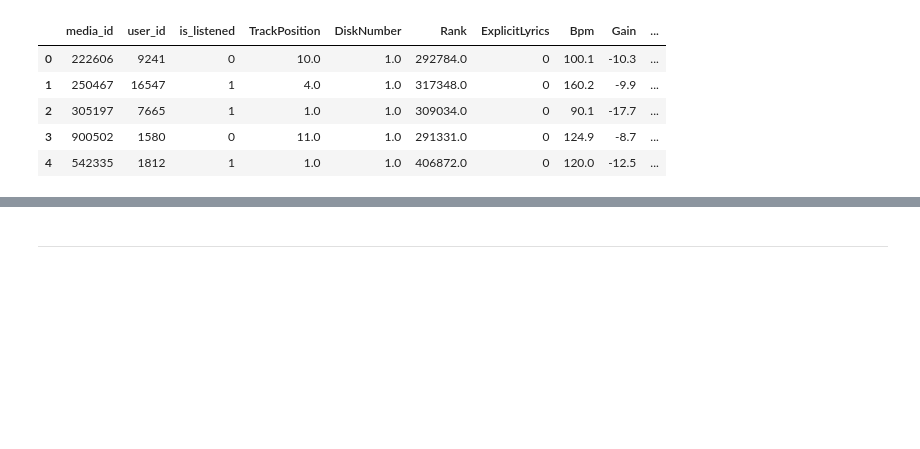
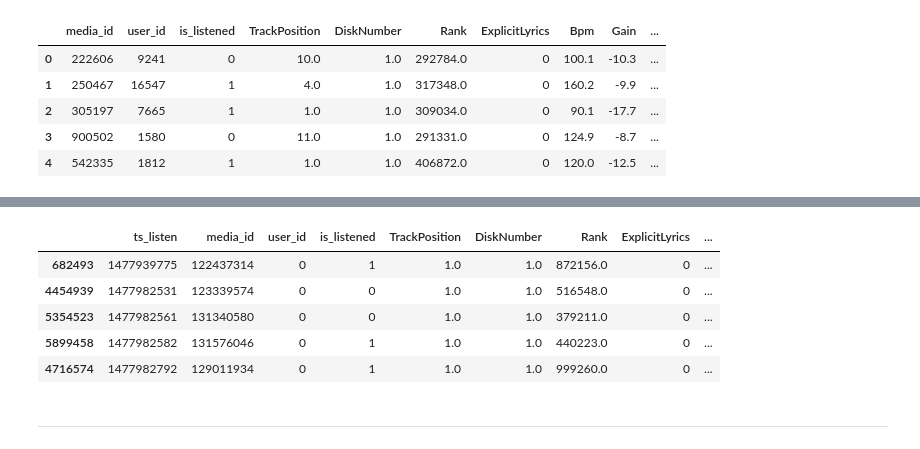
Before and after one commit to tsdaemon/mscs-competition2, a Jupyter notebook: AS_feature_track_API_data.ipynb, the cells around one changed output, grey strips where cells are left out. Saved outputs shown, nothing was run; the diff lists cells and outputs as text; code cells hidden in the pictures; blank space fills up the shorter version.

```diff
--- a/AS_feature_track_API_data.ipynb
+++ b/AS_feature_track_API_data.ipynb
@@ -200,0 +205,12 @@ test_dt.to_csv(path_to_api_track_data_test, encoding='utf-8', index=False)
+# %%
+import pandas as pd
+
+path_to_train = './data/train.csv'
+path_to_test = './data/test.csv'
+
+train = pd.read_csv(path_to_train, encoding='utf-8', usecols=['user_id', 'ts_listen', 'media_id', 'is_listened'])
+test = pd.read_csv(path_to_test, encoding='utf-8', usecols=['user_id', 'ts_listen', 'media_id'])
+test['is_listened'] = 0
+
+df = pd.concat([train, test], ignore_index=True)
+df.head()
@@ -200,0 +224,9 @@ test_dt.to_csv(path_to_api_track_data_test, encoding='utf-8', index=False)
+# %%
+train_dt = pd.read_csv(path_to_api_track_data_train, encoding='utf-8',
+                       usecols=['TrackPosition','DiskNumber','Rank','ExplicitLyrics', 'Bpm','Gain', 'Isrc_Country','Isrc_Label'])
+
+test_dt = pd.read_csv(path_to_api_track_data_test, encoding='utf-8',
+                       usecols=['TrackPosition','DiskNumber','Rank','ExplicitLyrics', 'Bpm','Gain', 'Isrc_Country','Isrc_Label'])
+
+dt = pd.concat([train_dt, test_dt], ignore_index=True)
+dt.head()
@@ -200,0 +240,11 @@ test_dt.to_csv(path_to_api_track_data_test, encoding='utf-8', index=False)
+# %%
+df = pd.concat([df, dt], axis=1)
+df = df.sort_values(by=['user_id', 'ts_listen'], axis=0)
+df.head()
+# %% [output]
+|  | ts_listen | media_id | user_id | is_listened | TrackPosition | DiskNumber | Rank | ExplicitLyrics | ... |
+| 682493 | 1477939775 | 122437314 | 0 | 1 | 1.0 | 1.0 | 872156.0 | 0 | ... |
+| 4454939 | 1477982531 | 123339574 | 0 | 0 | 1.0 | 1.0 | 516548.0 | 0 | ... |
+| 5354523 | 1477982561 | 131340580 | 0 | 0 | 1.0 | 1.0 | 379211.0 | 0 | ... |
+| 5899458 | 1477982582 | 131576046 | 0 | 1 | 1.0 | 1.0 | 440223.0 | 0 | ... |
+| 4716574 | 1477982792 | 129011934 | 0 | 1 | 1.0 | 1.0 | 999260.0 | 0 | ... |
```
Also changed, not shown: parts of 5 cells of this notebook, 9 other files.
